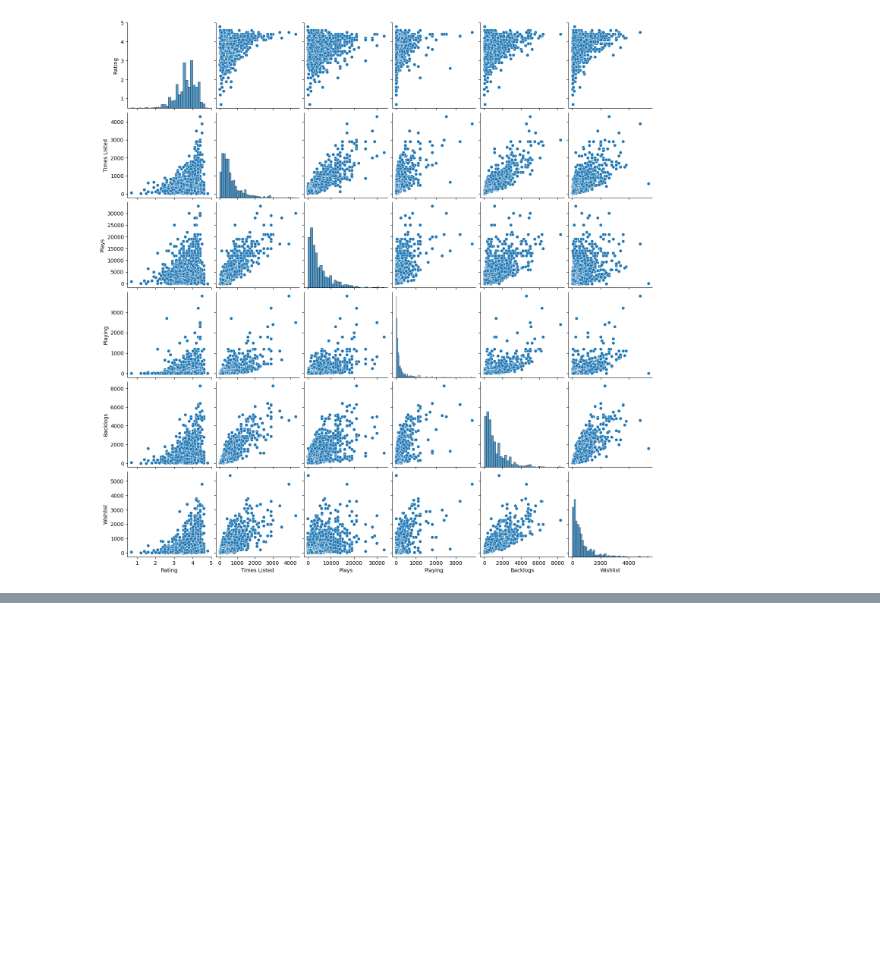
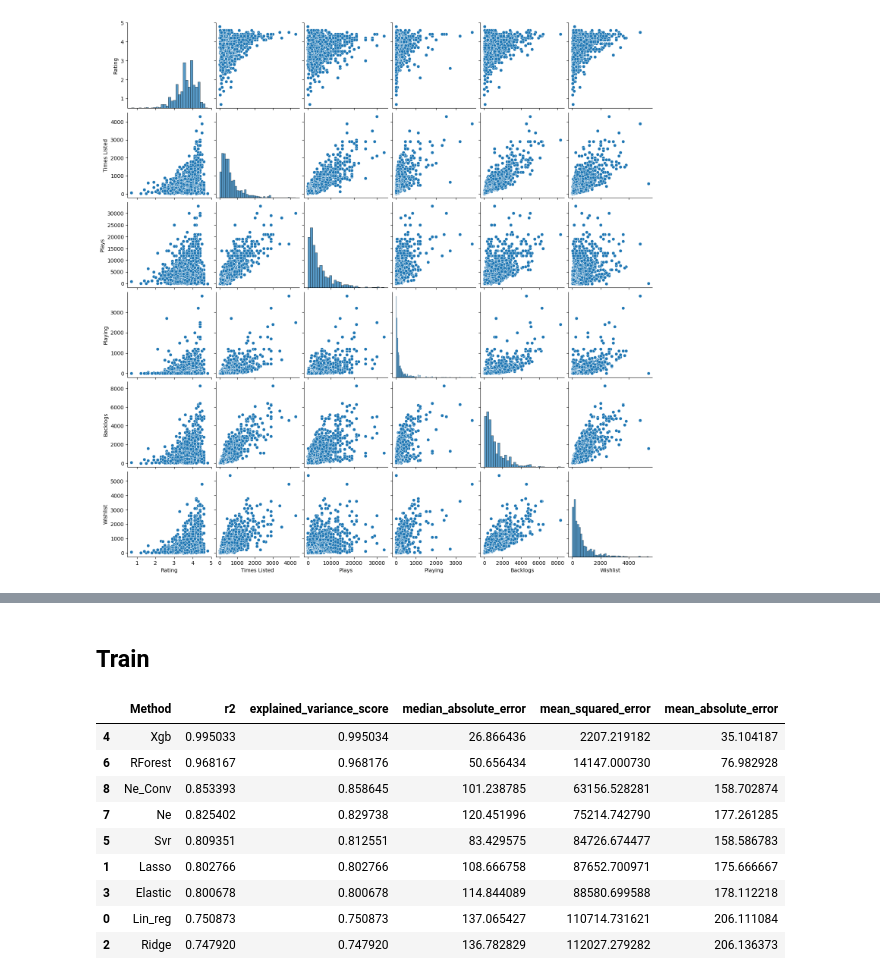
Before and after one commit to gaplin/ml_popular_video_games, a Jupyter notebook: main.ipynb, the cells around one changed output, grey strips where cells are left out. Cells and saved outputs as stored; diff of their text form; code cells hidden in the pictures; blank space fills up the shorter version.

```diff
--- a/main.ipynb
+++ b/main.ipynb
@@ -394,0 +472,16 @@ R2: 0.8294883109262804
+# %%
+method = []
+r2_train = []
+explained_variance_score_train = []
+median_absolute_error_train = []
+mean_squared_error_train = []
+mean_absolute_error_train = []
+
+for name, model, x_train, y_train, _, _ in grid:
+    predicted = model.predict(x_train)
+    r2_train.append(metrics.r2_score(y_train, predicted))
+    method.append(name)
+    explained_variance_score_train.append(metrics.explained_variance_score(y_train, predicted))
+    median_absolute_error_train.append(metrics.median_absolute_error(y_train, predicted))
+    mean_squared_error_train.append(metrics.mean_squared_error(y_train, predicted))
+    mean_absolute_error_train.append(metrics.mean_absolute_error(y_train, predicted))
@@ -394,0 +508,23 @@ R2: 0.8294883109262804
+# %% [markdown]
+## Train
+# %%
+cols = {'Method': method,
+     'r2': r2_train,
+     'explained_variance_score': explained_variance_score_train,
+     'median_absolute_error': median_absolute_error_train,
+     'mean_squared_error' : mean_squared_error_train,
+     'mean_absolute_error' : mean_absolute_error_train,
+    }
+summary = pd.DataFrame(data=cols)
+summary.sort_values(by=['r2'], ascending=False)
+# %% [output]
+|  | Method | r2 | explained_variance_score | median_absolute_error | mean_squared_error | mean_absolute_error |
+| 4 | Xgb | 0.995033 | 0.995034 | 26.866436 | 2207.219182 | 35.104187 |
+| 6 | RForest | 0.968167 | 0.968176 | 50.656434 | 14147.000730 | 76.982928 |
+| 8 | Ne_Conv | 0.853393 | 0.858645 | 101.238785 | 63156.528281 | 158.702874 |
+| 7 | Ne | 0.825402 | 0.829738 | 120.451996 | 75214.742790 | 177.261285 |
+| 5 | Svr | 0.809351 | 0.812551 | 83.429575 | 84726.674477 | 158.586783 |
+| 1 | Lasso | 0.802766 | 0.802766 | 108.666758 | 87652.700971 | 175.666667 |
+| 3 | Elastic | 0.800678 | 0.800678 | 114.844089 | 88580.699588 | 178.112218 |
+| 0 | Lin_reg | 0.750873 | 0.750873 | 137.065427 | 110714.731621 | 206.111084 |
+| 2 | Ridge | 0.747920 | 0.747920 | 136.782829 | 112027.279282 | 206.136373 |
```
Also changed, not shown: parts of 52 cells of this notebook.
